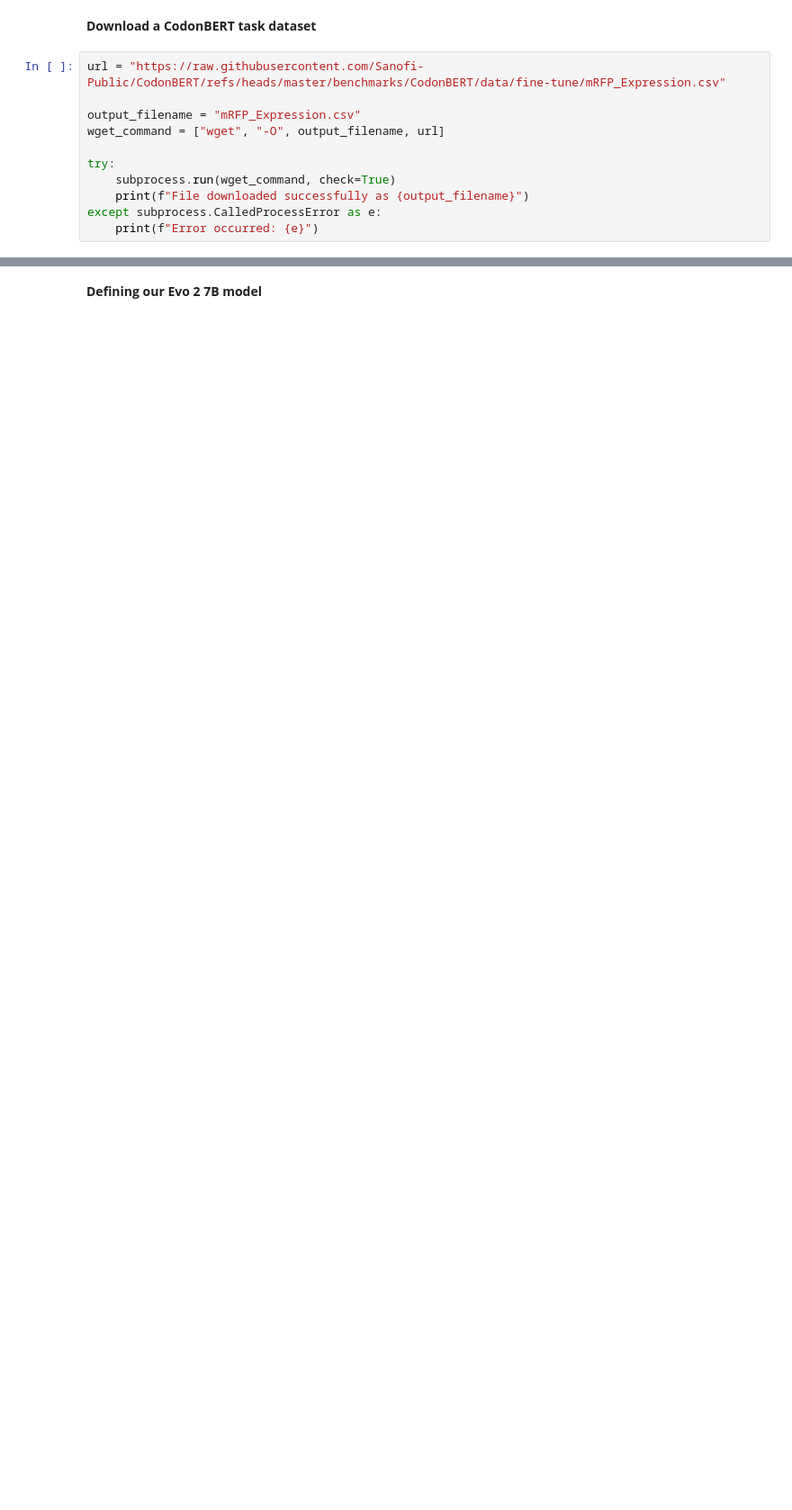
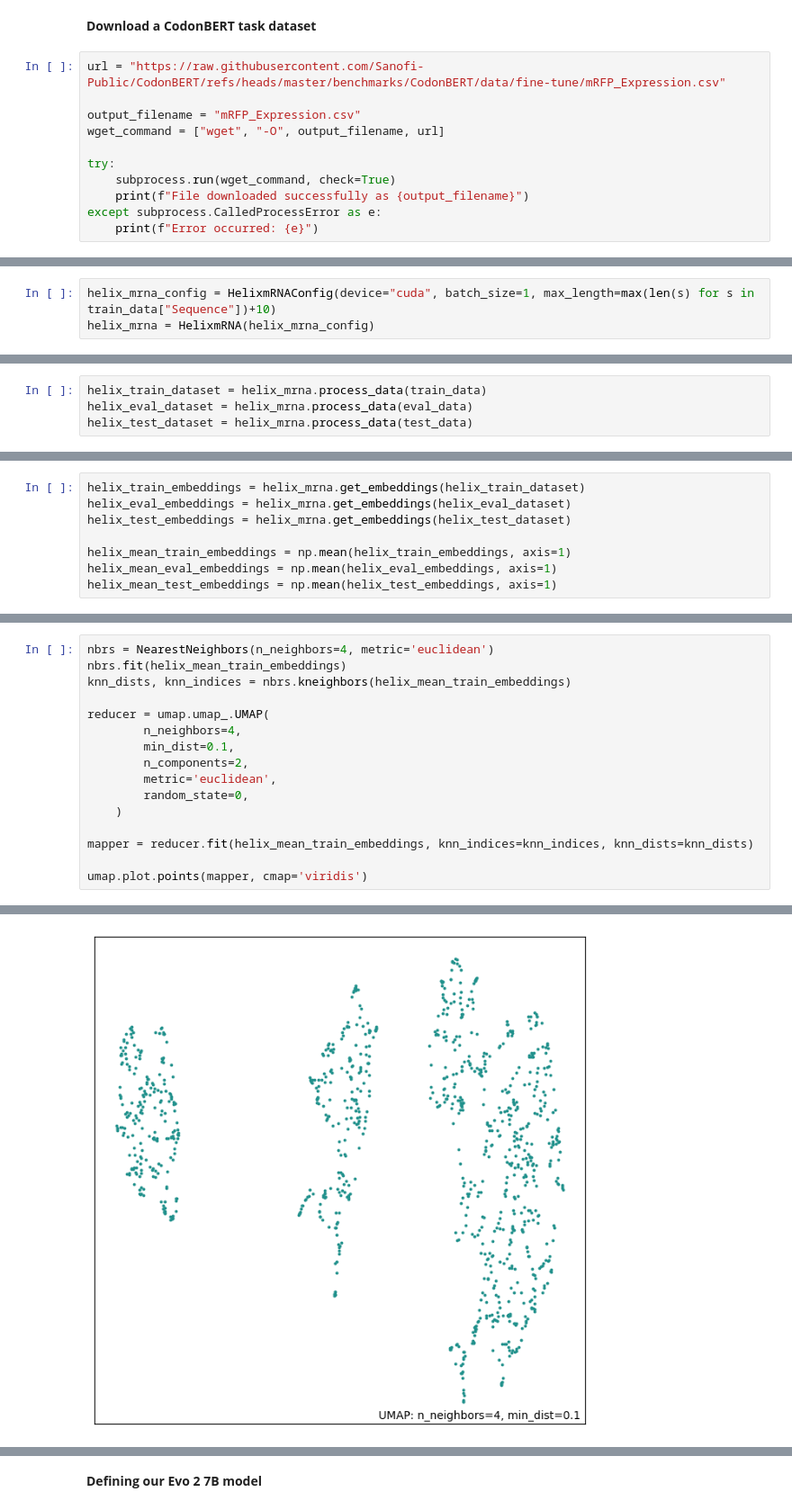
Before and after one commit to helicalAI/helical, a Jupyter notebook: examples/notebooks/Evo-2.ipynb, the cells around one changed output, grey strips where cells are left out. Shown at 90% size. Drawn from its saved outputs; the diff is of its cells as text; blank space fills up the shorter version.

Commit message:
Add comparison notebook between Helix-mRNA and Evo 2

```diff
--- a/examples/notebooks/Evo-2.ipynb
+++ b/examples/notebooks/Evo-2.ipynb
@@ -50,0 +52,3 @@ test_data["Sequence"] = test_data["Sequence"].apply(lambda x: x.replace("U", "T"
+# %%
+helix_mrna_config = HelixmRNAConfig(device="cuda", batch_size=1, max_length=max(len(s) for s in train_data["Sequence"])+10)
+helix_mrna = HelixmRNA(helix_mrna_config)
@@ -50,0 +79,4 @@ test_data["Sequence"] = test_data["Sequence"].apply(lambda x: x.replace("U", "T"
+# %%
+helix_train_dataset = helix_mrna.process_data(train_data)
+helix_eval_dataset = helix_mrna.process_data(eval_data)
+helix_test_dataset = helix_mrna.process_data(test_data)
@@ -50,0 +86,8 @@ test_data["Sequence"] = test_data["Sequence"].apply(lambda x: x.replace("U", "T"
+# %%
+helix_train_embeddings = helix_mrna.get_embeddings(helix_train_dataset)
+helix_eval_embeddings = helix_mrna.get_embeddings(helix_eval_dataset)
+helix_test_embeddings = helix_mrna.get_embeddings(helix_test_dataset)
+
+helix_mean_train_embeddings = np.mean(helix_train_embeddings, axis=1)
+helix_mean_eval_embeddings = np.mean(helix_eval_embeddings, axis=1)
+helix_mean_test_embeddings = np.mean(helix_test_embeddings, axis=1)
@@ -50,0 +96,17 @@ test_data["Sequence"] = test_data["Sequence"].apply(lambda x: x.replace("U", "T"
+# %%
+nbrs = NearestNeighbors(n_neighbors=4, metric='euclidean')
+nbrs.fit(helix_mean_train_embeddings)
+knn_dists, knn_indices = nbrs.kneighbors(helix_mean_train_embeddings)
+
+reducer = umap.umap_.UMAP(
+        n_neighbors=4,
+        min_dist=0.1,
+        n_components=2,
+        metric='euclidean',
+        random_state=0,
+    )
+
+mapper = reducer.fit(helix_mean_train_embeddings, knn_indices=knn_indices, knn_dists=knn_dists)
+
+umap.plot.points(mapper, cmap='viridis')
+# %% [output]
@@ -50,0 +114 @@ test_data["Sequence"] = test_data["Sequence"].apply(lambda x: x.replace("U", "T"
+[figure, added]
```
Also changed, not shown: parts of 42 cells of this notebook.
